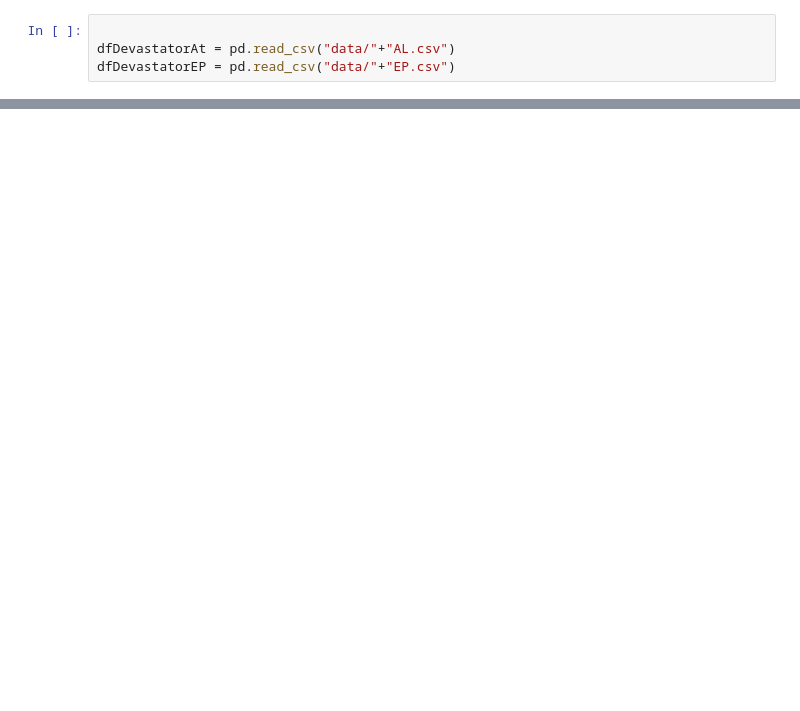
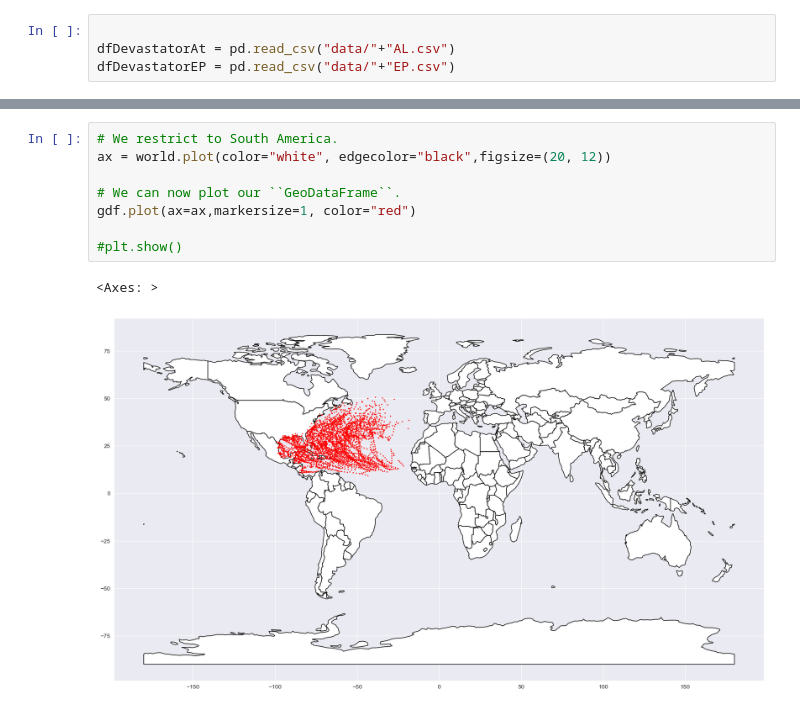
Before and after one commit to saucyq/hurricane-tracker, a Jupyter notebook: jupyter.ipynb, the cells around one changed output, grey strips where cells are left out. Cells and saved outputs as stored; diff of their text form; blank space fills up the shorter version.

```diff
--- a/jupyter.ipynb
+++ b/jupyter.ipynb
@@ -34,2 +49,13 @@ dfDevastatorEP
+# %%
+# We restrict to South America.
+ax = world.plot(color="white", edgecolor="black",figsize=(20, 12))
+
+# We can now plot our ``GeoDataFrame``.
+gdf.plot(ax=ax,markersize=1, color="red")
+
+#plt.show()
+# %% [output]
+<Axes: >
+[figure, added]
 # %%
 dfDevastatorAt.sample(10)
```
Also changed, not shown: parts of 4 cells of this notebook, 3 other files.
